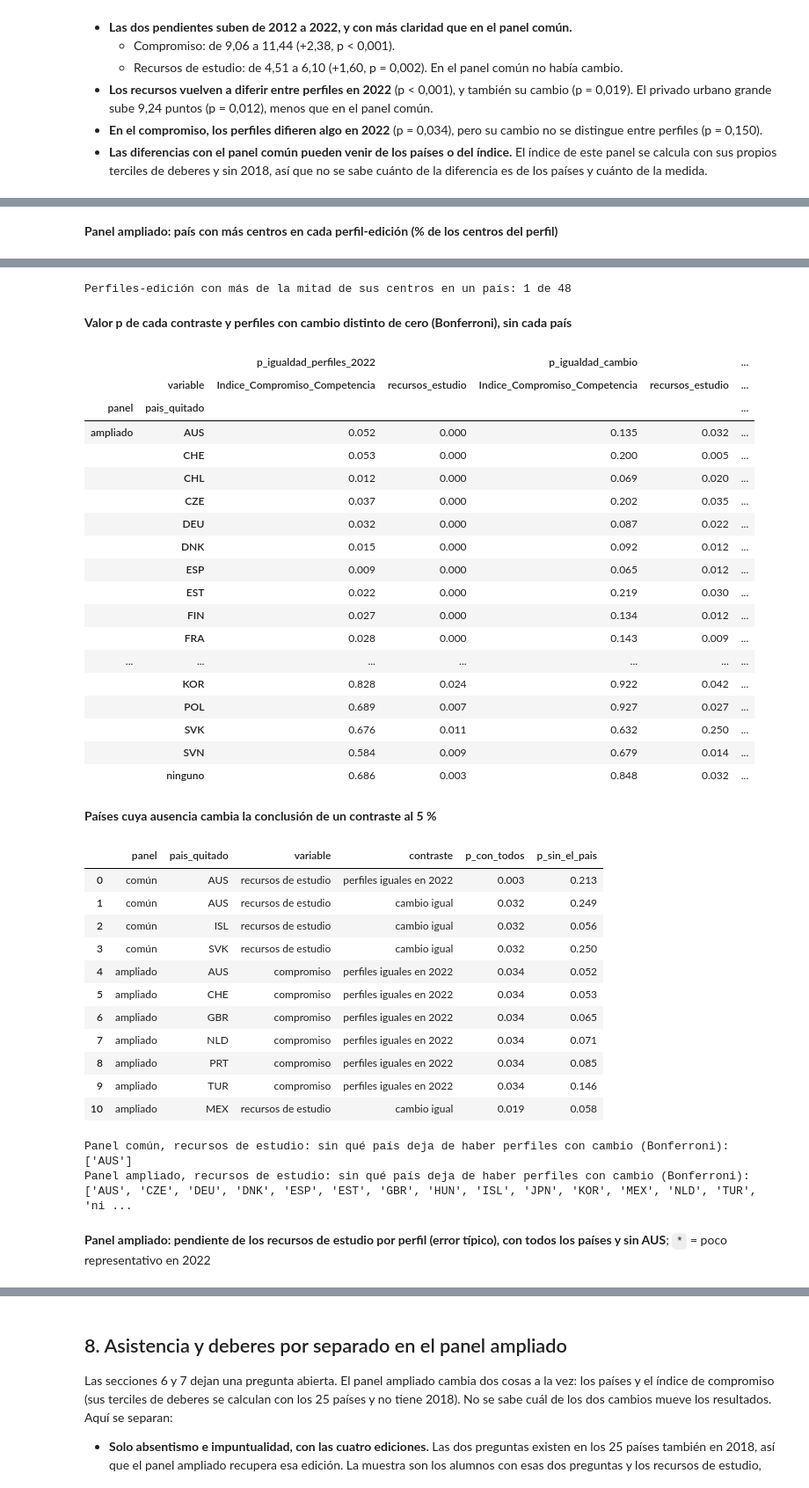
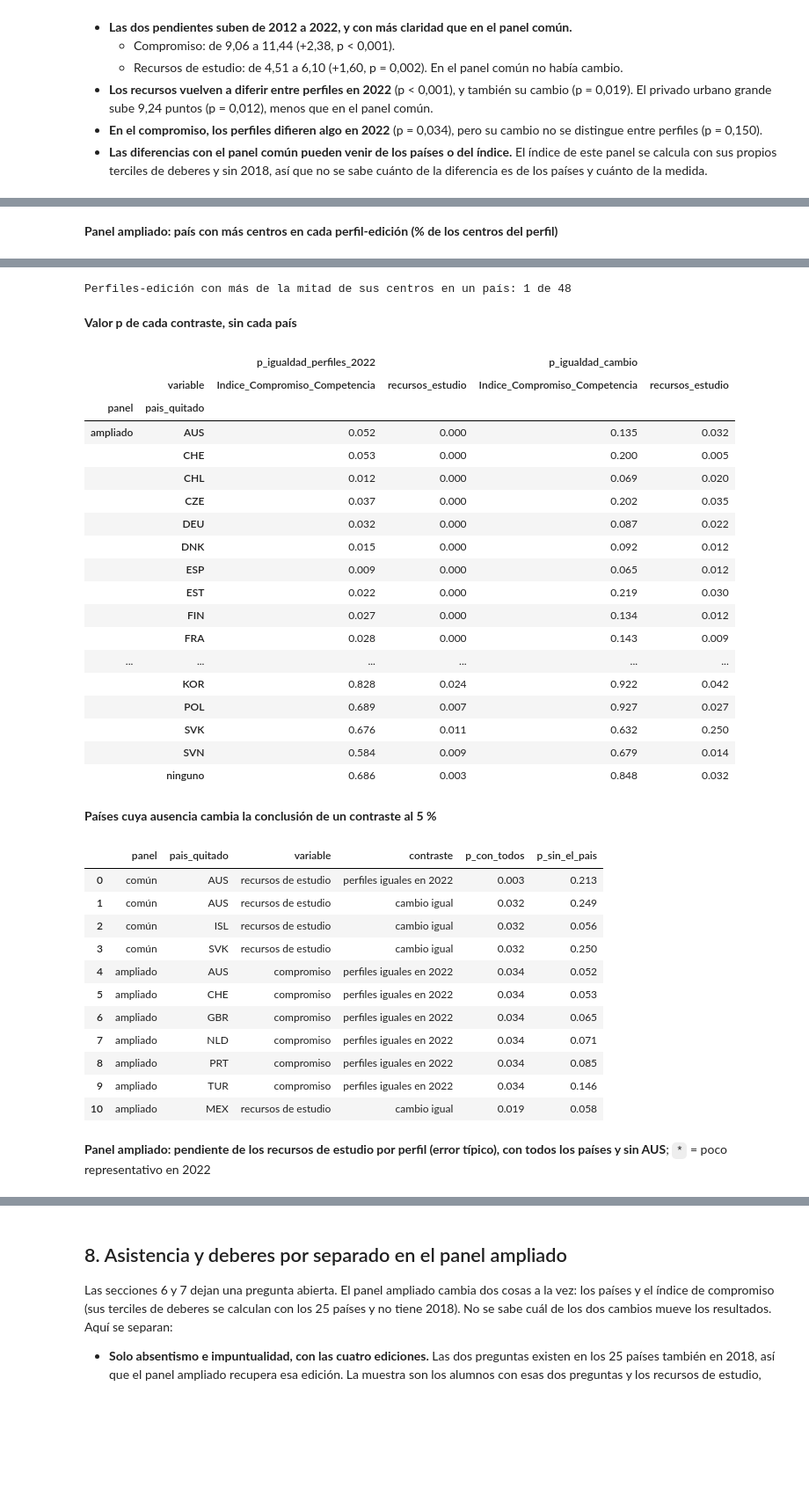
Before and after one commit to musero55/tfm_agente_pisa, a Jupyter notebook: notebooks/fase_3_modelado/03_robustez_regresion.ipynb, the cells around one changed output, grey strips where cells are left out. Shown at 88% size. Drawn from its saved outputs; the diff is of its cells as text; code cells hidden in the pictures; blank space fills up the shorter version.

```diff
--- a/notebooks/fase_3_modelado/03_robustez_regresion.ipynb
+++ b/notebooks/fase_3_modelado/03_robustez_regresion.ipynb
@@ -78,8 +78,7 @@ def perfiles_poco_representativos(datos):
 def estimar_especificacion(nombre, matriz_especificacion, poco, de_interes=DE_INTERES, controles=CONTROLES):
     """Modelo de pendiente común y modelo por perfil sobre `matriz_especificacion`, con `poco` (de
     `perfiles_poco_representativos`) para dejar fuera de los contrastes los perfiles-edición con pocos centros. Devuelve
-    una fila por variable de `de_interes` con el resumen (incluidos los perfiles cuyo cambio es distinto de cero con la
-    corrección de Bonferroni), y las tablas de los dos modelos."""
+    una fila por variable de `de_interes` con el resumen y las tablas de los dos modelos."""
     comun, covarianzas_comun = estimar_por_edicion(matriz_especificacion, False, controles=controles, de_interes=de_interes)
     por_perfil, covarianzas_perfil = estimar_por_edicion(matriz_especificacion, True, controles=controles, de_interes=de_interes)
     perfiles = sorted(matriz_especificacion['perfil'].unique())
@@ -88,8 +87,7 @@ def estimar_especificacion(nombre, matriz_especificacion, poco, de_interes=DE_IN
     filas = []
     for variable in de_interes:
         cambio, _ = cambio_entre_ediciones(comun, covarianzas_comun, [variable], INICIO, FINAL)
-        cambio_perfil, (_, _, valor_p_cambio) = cambio_entre_ediciones(por_perfil, covarianzas_perfil, [f'{variable}:{perfil}' for perfil in fiables], INICIO, FINAL)
-        bonferroni = [termino.split(':')[1] for termino, valor_p in cambio_perfil['valor_p'].items() if valor_p < 0.05 / len(fiables)]
+        _, (_, _, valor_p_cambio) = cambio_entre_ediciones(por_perfil, covarianzas_perfil, [f'{variable}:{perfil}' for perfil in fiables], INICIO, FINAL)
         _, _, valor_p_final = contraste_igualdad(por_perfil.xs(FINAL, level='year')['coeficiente'], covarianzas_perfil[FINAL],
                                                  [f'{variable}:{perfil}' for perfil in fiables_final])
         revisado, _ = cambio_entre_ediciones(por_perfil, covarianzas_perfil, [f'{variable}:{PERFIL_REVISADO}'], INICIO, FINAL)
@@ -97,7 +95,6 @@ def estimar_especificacion(nombre, matriz_especificacion, poco, de_interes=DE_IN
                       f'pendiente_{INICIO}': cambio[INICIO].iloc[0], f'pendiente_{FINAL}': cambio[FINAL].iloc[0], 'cambio': cambio['cambio'].iloc[0],
                       'error_cambio': cambio['error_tipico'].iloc[0], 'p_cambio': cambio['valor_p'].iloc[0],
                       f'p_igualdad_perfiles_{FINAL}': valor_p_final, 'p_igualdad_cambio': valor_p_cambio,
-                      'perfiles_cambio_bonferroni': ', '.join(bonferroni),
                       f'{PERFIL_REVISADO}_{INICIO}': revisado[INICIO].iloc[0], f'{PERFIL_REVISADO}_{FINAL}': revisado[FINAL].iloc[0],
                       f'cambio_{PERFIL_REVISADO}': revisado['cambio'].iloc[0], f'error_{PERFIL_REVISADO}': revisado['error_tipico'].iloc[0],
                       f'p_{PERFIL_REVISADO}': revisado['valor_p'].iloc[0],
@@ -563,9 +555,8 @@ CONTRASTES = [(variable, columna) for variable in DE_INTERES for columna in (f'p
 NOMBRES_CONTRASTE = {f'p_igualdad_perfiles_{FINAL}': f'perfiles iguales en {FINAL}', 'p_igualdad_cambio': 'cambio igual'}
 ETIQUETAS_CONTRASTE = [f'{NOMBRES[variable].split()[0]}:\n' + NOMBRES_CONTRASTE[columna].replace(' en ', '\nen ') for variable, columna in CONTRASTES]
 contrastes = pd.concat([referencias, sin_pais]).pivot(index=['panel', 'pais_quitado'], columns='variable',
-                                                       values=[f'p_igualdad_perfiles_{FINAL}', 'p_igualdad_cambio', 'perfiles_cambio_bonferroni'])
-contrastes = contrastes.astype({columna: float for columna in contrastes.columns if columna[0] != 'perfiles_cambio_bonferroni'})
-display(Markdown('**Valor p de cada contraste y perfiles con cambio distinto de cero (Bonferroni), sin cada país**'))
+                                                       values=[f'p_igualdad_perfiles_{FINAL}', 'p_igualdad_cambio']).astype(float)
+display(Markdown('**Valor p de cada contraste, sin cada país**'))
 display(contrastes.round(3))
 
 # Países cuya ausencia hace cruzar el 5 % a algún contraste
@@ -580,9 +571,6 @@ for panel in paneles:
 cambian = pd.DataFrame(filas)
 display(Markdown('**Países cuya ausencia cambia la conclusión de un contraste al 5 %**'))
 display(cambian.round(3) if len(cambian) else 'ninguno')
-for panel in paneles:
-    de_panel = contrastes.loc[panel, ('perfiles_cambio_bonferroni', 'recursos_estudio')]
-    print(f'Panel {panel}, recursos de estudio: sin qué país deja de haber perfiles con cambio (Bonferroni):', sorted(de_panel.index[de_panel == '']))
 
 # Qué perfiles hacen distintas las pendientes de los recursos en 2022 en el panel ampliado, con y sin Australia
 terminos = sorted(termino for termino in perfil_ampliado.index.get_level_values('termino').unique() if termino.startswith('recursos_estudio:'))
@@ -626,53 +614,53 @@ plt.show()
 | PUB_URB_PEQ | ITA 27% | GRC 22% | GRC 23% | GRC 25% |
 | CON_RUR_MACRO | GBR 50% | AUS 54% | GBR 50% | GBR 56% |
 | CON_RUR_MED | ESP 57% | AUS 64% | ESP 44% | ESP 50% |
 | CON_RUR_PEQ | ESP 39% | DNK 28% | ESP 29% | ESP 33% |
 | CON_URB_MACRO | AUS 36% | AUS 69% | ESP 39% | AUS 41% |
 | CON_URB_MED | ESP 42% | AUS 45% | ESP 39% | ESP 37% |
 | CON_URB_PEQ | ESP 35% | SVK 24% | ESP 37% | ESP 30% |
 | PRI_URB_MACRO | AUS 59% | AUS 73% | AUS 63% | AUS 70% |
 | PRI_URB_MED | ESP 39% | AUS 55% | AUS 35% | AUS 33% |
 | PRI_URB_PEQ | ITA 45% | GRC 28% | ESP 30% | ESP 26% |
 Perfiles-edición con más de la mitad de sus centros en un país: 12 de 60
 **Panel ampliado: país con más centros en cada perfil-edición (% de los centros del perfil)**
 | year | 2012 | 2015 | 2022 |
 | perfil |  |  |  |
 | PUB_RUR_MACRO | GBR 34% | GBR 26% | GBR 21% |
 | PUB_RUR_MED | ESP 14% | GBR 9% | ESP 17% |
 | PUB_RUR_PEQ | MEX 28% | CZE 9% | CZE 12% |
 | PUB_URB_MACRO | MEX 22% | AUS 15% | AUS 15% |
 | PUB_URB_MED | ITA 17% | CZE 10% | ESP 10% |
 | PUB_URB_PEQ | ITA 17% | GRC 14% | GRC 17% |
 | CON_RUR_MACRO | GBR 35% | AUS 33% | GBR 39% |
 | CON_RUR_MED | ESP 36% | AUS 41% | ESP 38% |
 | CON_RUR_PEQ | ESP 31% | DNK 18% | ESP 27% |
 | CON_URB_MACRO | AUS 26% | AUS 44% | AUS 32% |
 | CON_URB_MED | ESP 32% | AUS 30% | ESP 27% |
 | CON_URB_PEQ | ESP 24% | SVK 15% | ESP 21% |
 | PRI_URB_MACRO | AUS 35% | AUS 41% | AUS 43% |
 | PRI_URB_MED | CHL 20% | AUS 21% | CHL 22% |
 | PRI_URB_PEQ | MEX 54% | MEX 25% | MEX 22% |
 Perfiles-edición con más de la mitad de sus centros en un país: 1 de 48
-**Valor p de cada contraste y perfiles con cambio distinto de cero (Bonferroni), sin cada país**
+**Valor p de cada contraste, sin cada país**
-|  |  | p_igualdad_perfiles_2022 |  | p_igualdad_cambio |  | ... |
-|  | variable | Indice_Compromiso_Competencia | recursos_estudio | Indice_Compromiso_Competencia | recursos_estudio | ... |
-| panel | pais_quitado |  |  |  |  | ... |
-| ampliado | AUS | 0.052 | 0.000 | 0.135 | 0.032 | ... |
-|  | CHE | 0.053 | 0.000 | 0.200 | 0.005 | ... |
-|  | CHL | 0.012 | 0.000 | 0.069 | 0.020 | ... |
-|  | CZE | 0.037 | 0.000 | 0.202 | 0.035 | ... |
-|  | DEU | 0.032 | 0.000 | 0.087 | 0.022 | ... |
-|  | DNK | 0.015 | 0.000 | 0.092 | 0.012 | ... |
-|  | ESP | 0.009 | 0.000 | 0.065 | 0.012 | ... |
-|  | EST | 0.022 | 0.000 | 0.219 | 0.030 | ... |
-|  | FIN | 0.027 | 0.000 | 0.134 | 0.012 | ... |
-|  | FRA | 0.028 | 0.000 | 0.143 | 0.009 | ... |
-| ... | ... | ... | ... | ... | ... | ... |
-|  | KOR | 0.828 | 0.024 | 0.922 | 0.042 | ... |
-|  | POL | 0.689 | 0.007 | 0.927 | 0.027 | ... |
-|  | SVK | 0.676 | 0.011 | 0.632 | 0.250 | ... |
-|  | SVN | 0.584 | 0.009 | 0.679 | 0.014 | ... |
-|  | ninguno | 0.686 | 0.003 | 0.848 | 0.032 | ... |
+|  |  | p_igualdad_perfiles_2022 |  | p_igualdad_cambio |  |
+|  | variable | Indice_Compromiso_Competencia | recursos_estudio | Indice_Compromiso_Competencia | recursos_estudio |
+| panel | pais_quitado |  |  |  |  |
+| ampliado | AUS | 0.052 | 0.000 | 0.135 | 0.032 |
+|  | CHE | 0.053 | 0.000 | 0.200 | 0.005 |
+|  | CHL | 0.012 | 0.000 | 0.069 | 0.020 |
+|  | CZE | 0.037 | 0.000 | 0.202 | 0.035 |
+|  | DEU | 0.032 | 0.000 | 0.087 | 0.022 |
+|  | DNK | 0.015 | 0.000 | 0.092 | 0.012 |
+|  | ESP | 0.009 | 0.000 | 0.065 | 0.012 |
+|  | EST | 0.022 | 0.000 | 0.219 | 0.030 |
+|  | FIN | 0.027 | 0.000 | 0.134 | 0.012 |
+|  | FRA | 0.028 | 0.000 | 0.143 | 0.009 |
+| ... | ... | ... | ... | ... | ... |
+|  | KOR | 0.828 | 0.024 | 0.922 | 0.042 |
+|  | POL | 0.689 | 0.007 | 0.927 | 0.027 |
+|  | SVK | 0.676 | 0.011 | 0.632 | 0.250 |
+|  | SVN | 0.584 | 0.009 | 0.679 | 0.014 |
+|  | ninguno | 0.686 | 0.003 | 0.848 | 0.032 |
 **Países cuya ausencia cambia la conclusión de un contraste al 5 %**
 |  | panel | pais_quitado | variable | contraste | p_con_todos | p_sin_el_pais |
 | 0 | común | AUS | recursos de estudio | perfiles iguales en 2022 | 0.003 | 0.213 |
@@ -686,8 +674,6 @@ Perfiles-edición con más de la mitad de sus centros en un país: 1 de 48
 | 8 | ampliado | PRT | compromiso | perfiles iguales en 2022 | 0.034 | 0.085 |
 | 9 | ampliado | TUR | compromiso | perfiles iguales en 2022 | 0.034 | 0.146 |
 | 10 | ampliado | MEX | recursos de estudio | cambio igual | 0.019 | 0.058 |
-Panel común, recursos de estudio: sin qué país deja de haber perfiles con cambio (Bonferroni): ['AUS']
-Panel ampliado, recursos de estudio: sin qué país deja de haber perfiles con cambio (Bonferroni): ['AUS', 'CZE', 'DEU', 'DNK', 'ESP', 'EST', 'GBR', 'HUN', 'ISL', 'JPN', 'KOR', 'MEX', 'NLD', 'TUR', 'ni ...
 **Panel ampliado: pendiente de los recursos de estudio por perfil (error típico), con todos los países y sin AUS**; `*` = poco representativo en 2022
 |  | con todos |  |  | sin AUS |  |  | poco_representativo |
 | year | 2012 | 2015 | 2022 | 2012 | 2015 | 2022 |  |
```
Also changed, not shown: parts of 5 cells of this notebook, 35 other files.
